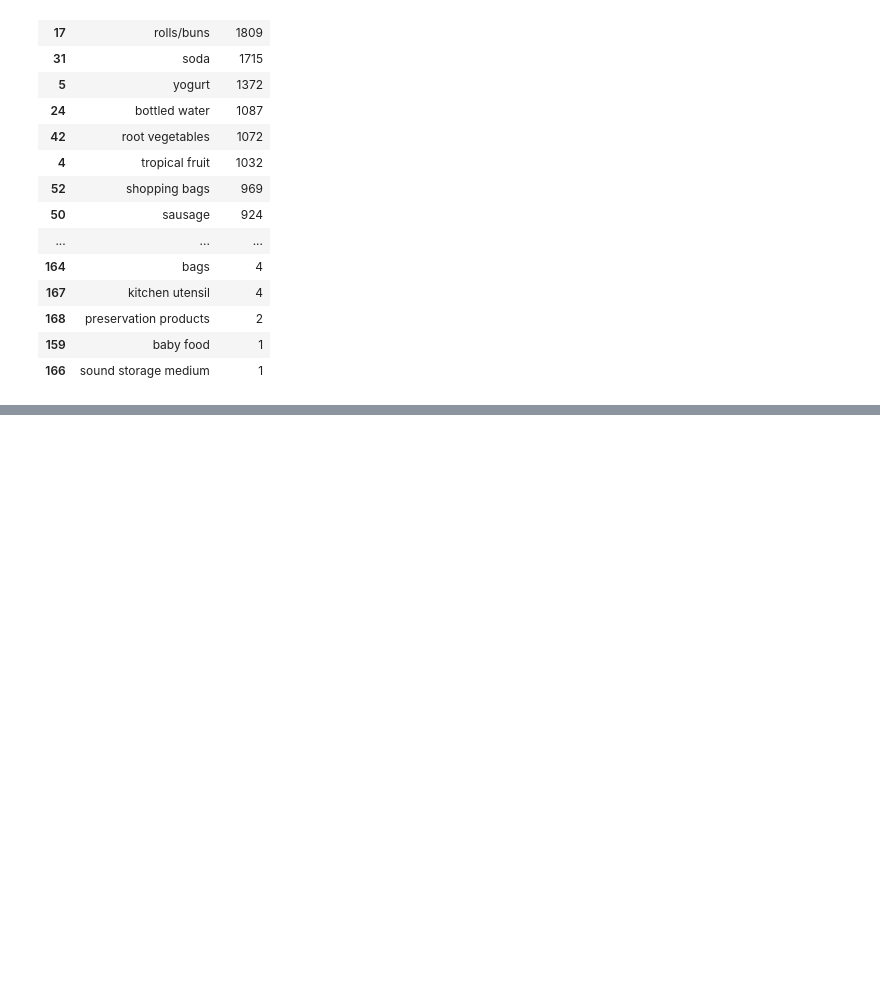
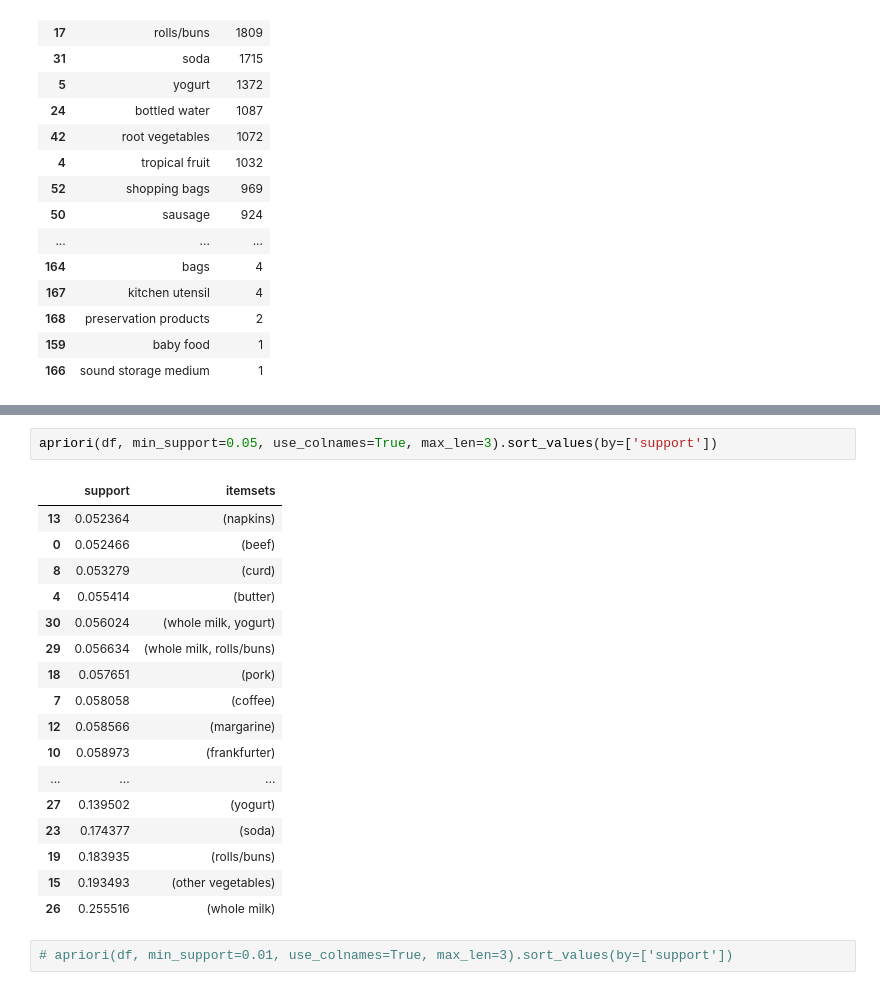
Before and after one commit to Jitenrai21/ML_study, a Jupyter notebook: AprioriAlgorithm.ipynb, the cells around one changed output, grey strips where cells are left out. Drawn from its saved outputs; the diff is of its cells as text; blank space fills up the shorter version.

```diff
--- a/AprioriAlgorithm.ipynb
+++ b/AprioriAlgorithm.ipynb
@@ -83,0 +146,22 @@ pd.DataFrame(d).sort_values(by=['Values'], ascending=False)
+# %%
+apriori(df, min_support=0.05, use_colnames=True, max_len=3).sort_values(by=['support'])
+# %% [output]
+|  | support | itemsets |
+| 13 | 0.052364 | (napkins) |
+| 0 | 0.052466 | (beef) |
+| 8 | 0.053279 | (curd) |
+| 4 | 0.055414 | (butter) |
+| 30 | 0.056024 | (whole milk, yogurt) |
+| 29 | 0.056634 | (whole milk, rolls/buns) |
+| 18 | 0.057651 | (pork) |
+| 7 | 0.058058 | (coffee) |
+| 12 | 0.058566 | (margarine) |
+| 10 | 0.058973 | (frankfurter) |
+| ... | ... | ... |
+| 27 | 0.139502 | (yogurt) |
+| 23 | 0.174377 | (soda) |
+| 19 | 0.183935 | (rolls/buns) |
+| 15 | 0.193493 | (other vegetables) |
+| 26 | 0.255516 | (whole milk) |
+# %%
+# apriori(df, min_support=0.01, use_colnames=True, max_len=3).sort_values(by=['support'])
```
Also changed, not shown: parts of 7 cells of this notebook.
